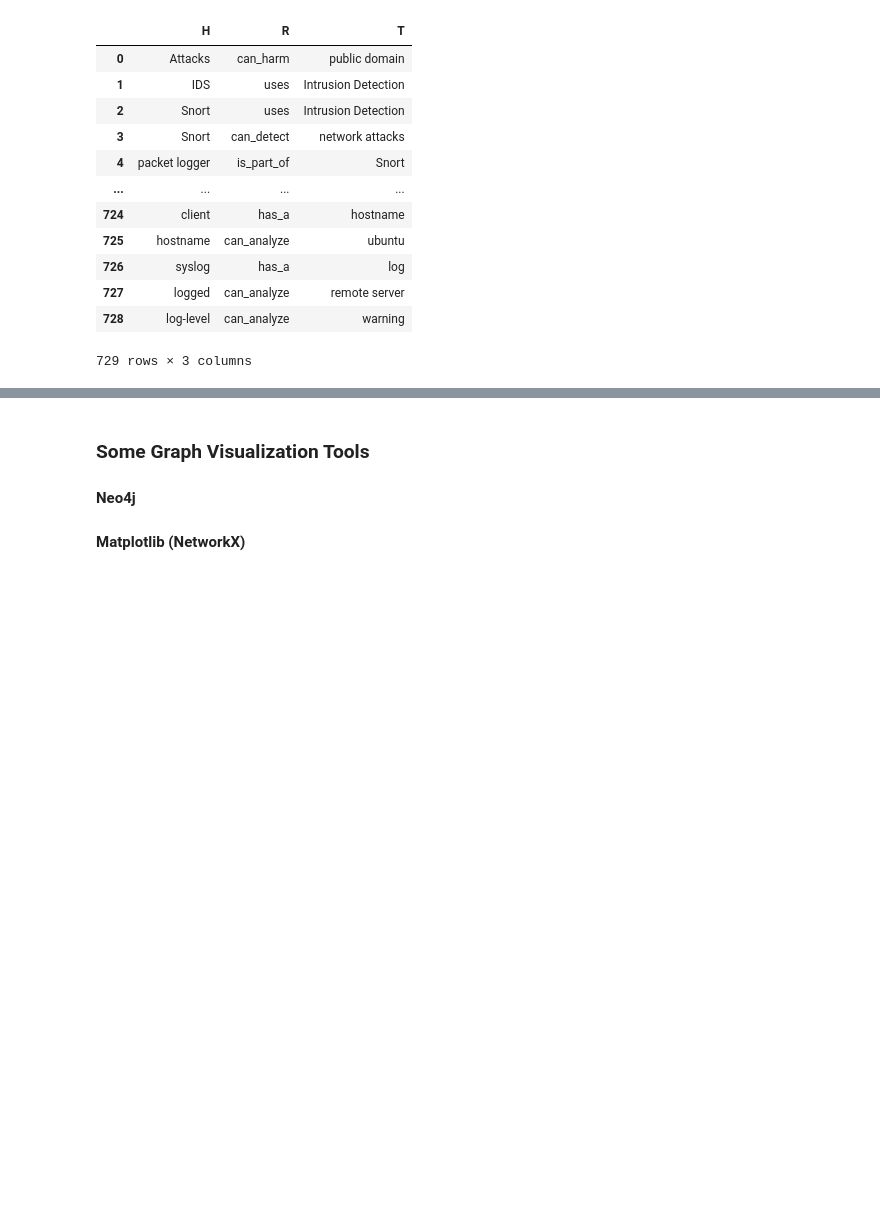
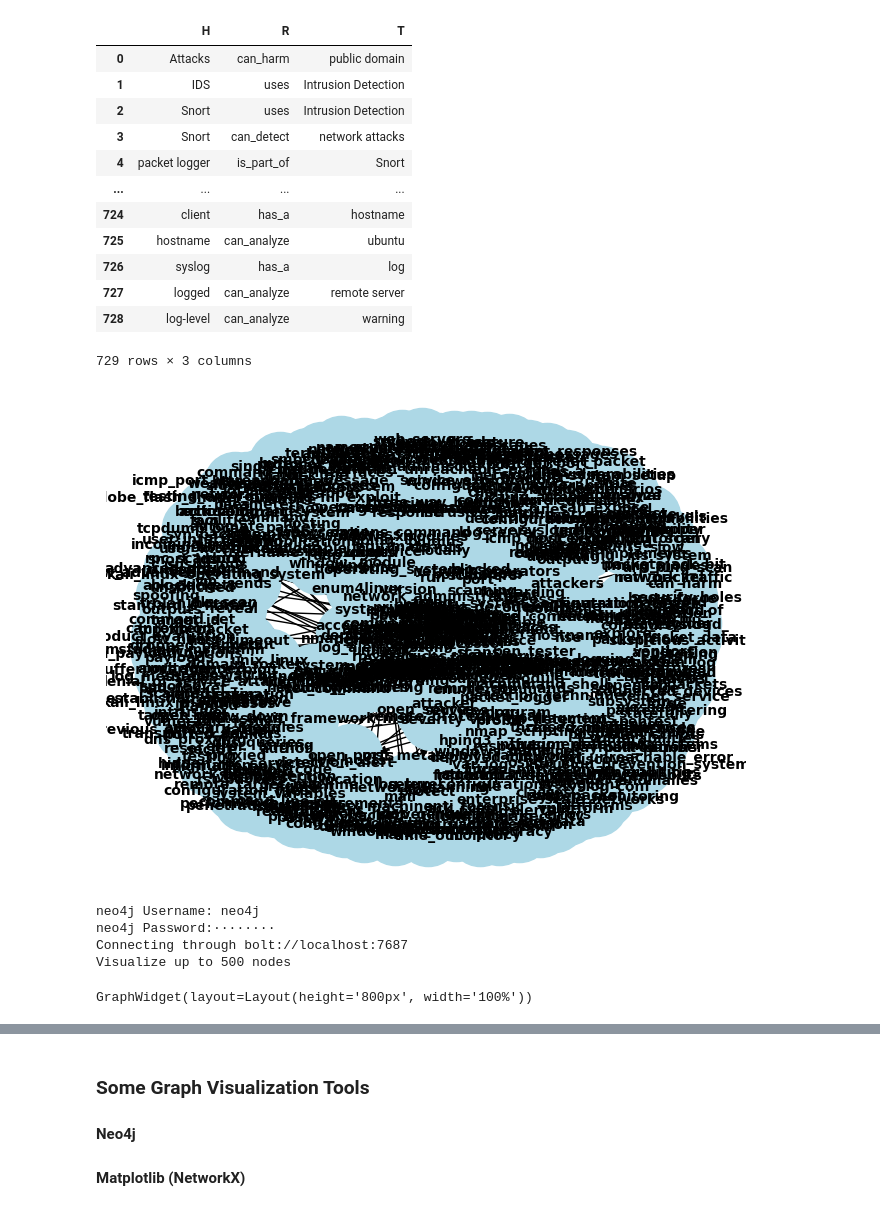
Before and after one commit to Pykietcj11/Visualize-Knowledge-Graphs, a Jupyter notebook: KG_Visualizations.ipynb, the cells around one changed output, grey strips where cells are left out. Saved outputs shown, nothing was run; the diff lists cells and outputs as text; code cells hidden in the pictures; blank space fills up the shorter version.

```diff
--- a/KG_Visualizations.ipynb
+++ b/KG_Visualizations.ipynb
@@ -61,3 +75,42 @@ kg.AISecKG
 | 727 | logged | can_analyze | remote server |
 | 728 | log-level | can_analyze | warning |
 729 rows × 3 columns
+# %%
+import pandas as pd
+import networkx as nx
+import matplotlib.pyplot as plt
+
+df = kg.AISecKG
+
+# Create a directed graph
+G = nx.DiGraph()
+
+# Add nodes and edges from the DataFrame
+for _, row in df.iterrows():
+    G.add_node(row['H'])
+    G.add_node(row['R'])
+    G.add_edge(row['H'], row['T'], relation=row['R'])
+
+# Position the nodes
+pos = nx.spring_layout(G)
+
+# Draw the graph
+nx.draw(G, pos, with_labels=True, node_color='lightblue', node_size=2000, font_size=10, font_weight='bold')
+
+# Draw edge labels (relations)
+edge_labels = nx.get_edge_attributes(G, 'R')
+nx.draw_networkx_edge_labels(G, pos, edge_labels=edge_labels, font_color='red')
+
+plt.show()
+# %% [output]
+[figure, added]
+# %%
+kg.neo_graph(kg.AISecKG)
+
+kg.vis_neo()
+# %% [output]
+neo4j Username: neo4j
+neo4j Password:········
+Connecting through bolt://localhost:7687
+Visualize up to 500 nodes
+GraphWidget(layout=Layout(height='800px', width='100%'))
```
Also changed, not shown: parts of 6 cells of this notebook.
